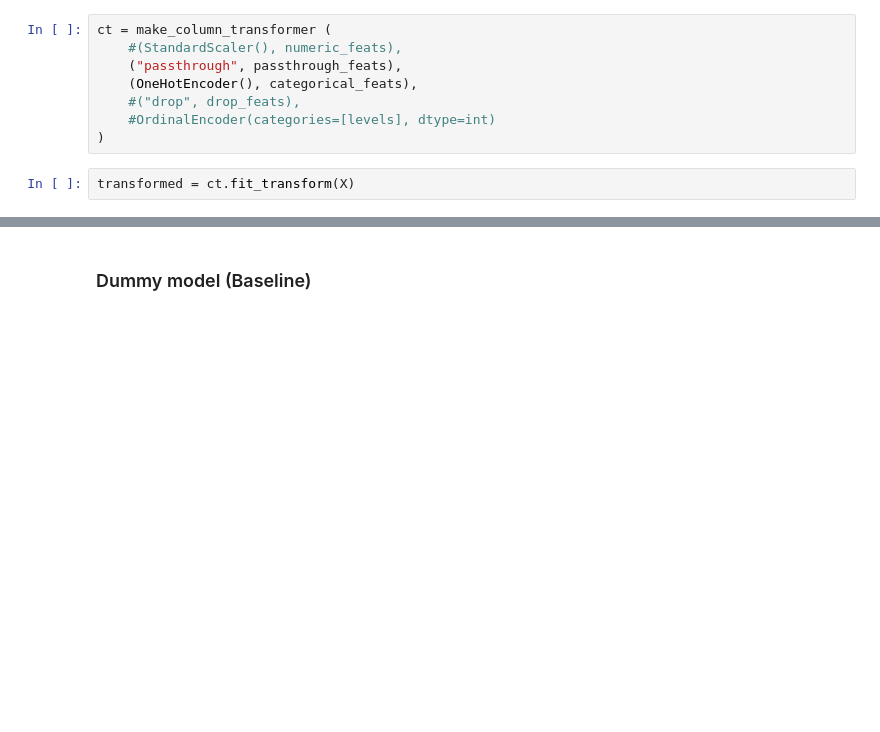
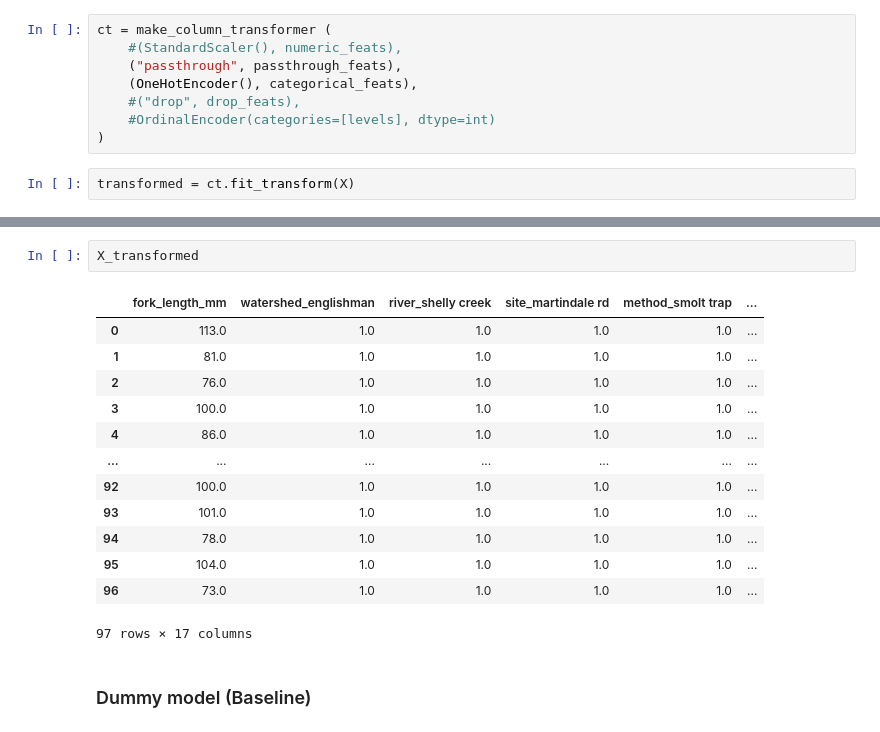
Before and after one commit to brahmwg/Bottlenecks_MDS_Capstone, a Jupyter notebook: species_prediction_model/Decision_tree_pipeline.ipynb, the cells around one changed output, grey strips where cells are left out. Saved outputs shown, nothing was run; the diff lists cells and outputs as text; blank space fills up the shorter version.

```diff
--- a/species_prediction_model/Decision_tree_pipeline.ipynb
+++ b/species_prediction_model/Decision_tree_pipeline.ipynb
@@ -146,3 +204,19 @@ X_transformed.head()
+# %%
+X_transformed
+# %% [output]
+|  | fork_length_mm | watershed_englishman | river_shelly creek | site_martindale rd | method_smolt trap | ... |
+| 0 | 113.0 | 1.0 | 1.0 | 1.0 | 1.0 | ... |
+| 1 | 81.0 | 1.0 | 1.0 | 1.0 | 1.0 | ... |
+| 2 | 76.0 | 1.0 | 1.0 | 1.0 | 1.0 | ... |
+| 3 | 100.0 | 1.0 | 1.0 | 1.0 | 1.0 | ... |
+| 4 | 86.0 | 1.0 | 1.0 | 1.0 | 1.0 | ... |
+| ... | ... | ... | ... | ... | ... | ... |
+| 92 | 100.0 | 1.0 | 1.0 | 1.0 | 1.0 | ... |
+| 93 | 101.0 | 1.0 | 1.0 | 1.0 | 1.0 | ... |
+| 94 | 78.0 | 1.0 | 1.0 | 1.0 | 1.0 | ... |
+| 95 | 104.0 | 1.0 | 1.0 | 1.0 | 1.0 | ... |
+| 96 | 73.0 | 1.0 | 1.0 | 1.0 | 1.0 | ... |
+97 rows × 17 columns
 # %% [markdown]
 ### Dummy model (Baseline)
 # %%
```
Also changed, not shown: parts of 24 cells of this notebook, 4 other files.
